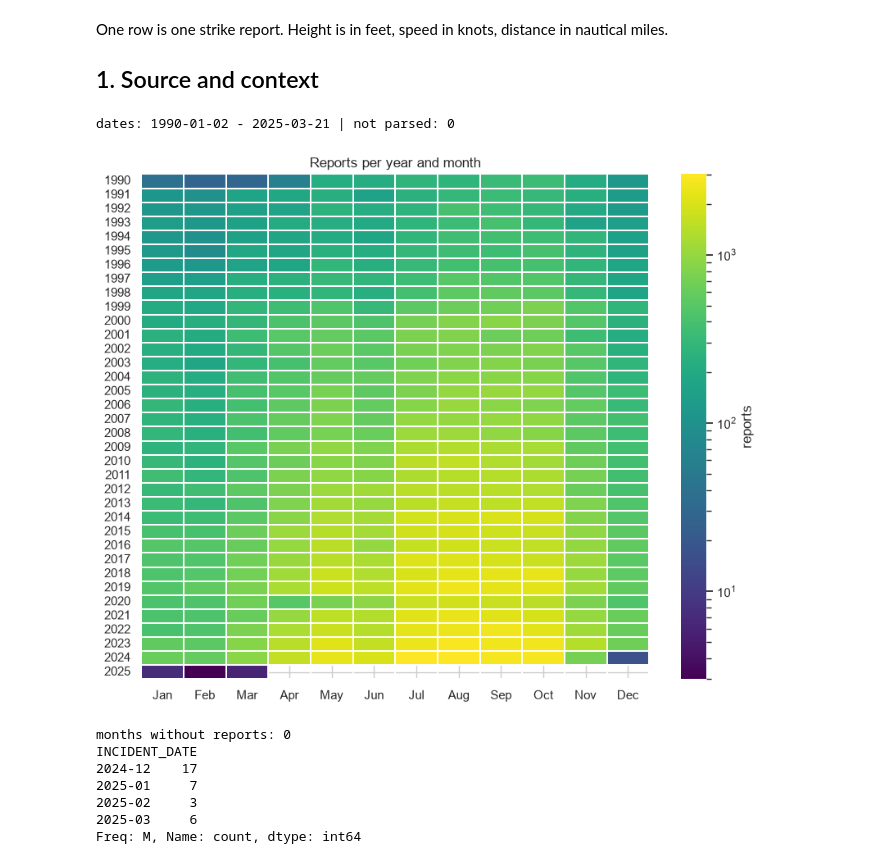
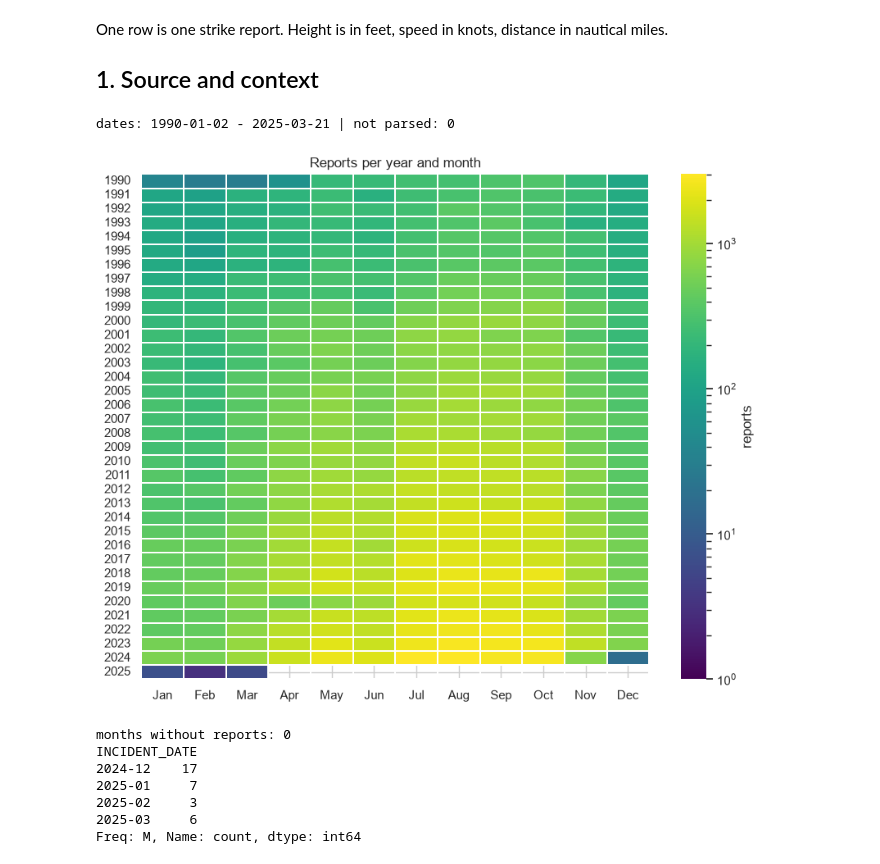
Before and after one commit to Sad-Ira/Data_Engineering, a Jupyter notebook: notebooks/EDA.ipynb, the cells around one changed output. Drawn from its saved outputs; the diff is of its cells as text; code cells hidden in the pictures.

```diff
--- a/notebooks/EDA.ipynb
+++ b/notebooks/EDA.ipynb
@@ -60,20 +60,21 @@ One row is one strike report. Height is in feet, speed in knots, distance in nau
 # %%
 dates = pd.to_datetime(df["INCIDENT_DATE"], errors="coerce")
 print("dates:", dates.min().date(), "-", dates.max().date(), "| not parsed:", dates.isna().sum())
 
 # one cell = number of reports in a month: shows the growth, the season and the gaps at once
 per_month = df.pivot_table(index="INCIDENT_YEAR", columns="INCIDENT_MONTH", values="INDEX_NR", aggfunc="count")
-per_month.columns = ["Jan", "Feb", "Mar", "Apr", "May", "Jun", "Jul", "Aug", "Sep", "Oct", "Nov", "Dec"]
+month_names = ["Jan", "Feb", "Mar", "Apr", "May", "Jun", "Jul", "Aug", "Sep", "Oct", "Nov", "Dec"]
+per_month = per_month.rename(columns=dict(enumerate(month_names, start=1)))
 plt.figure(figsize=(10, 8))
 # log colour scale, otherwise the winter months of the 1990s and of the 2020s look the same
-sns.heatmap(per_month, cmap="viridis", norm=LogNorm(), linewidths=0.3, cbar_kws={"label": "reports"})
+sns.heatmap(per_month, cmap="viridis", norm=LogNorm(vmin=1), linewidths=0.3, cbar_kws={"label": "reports"})
 plt.title("Reports per year and month")
 plt.xlabel("")
 plt.ylabel("")
 plt.show()
 # %% [output]
 dates: 1990-01-02 - 2025-03-21 | not parsed: 0
-[figure, old version]
+[figure, new version]
 # %%
 months = dates.dt.to_period("M")
 all_months = pd.period_range(months.min(), months.max(), freq="M")
```
